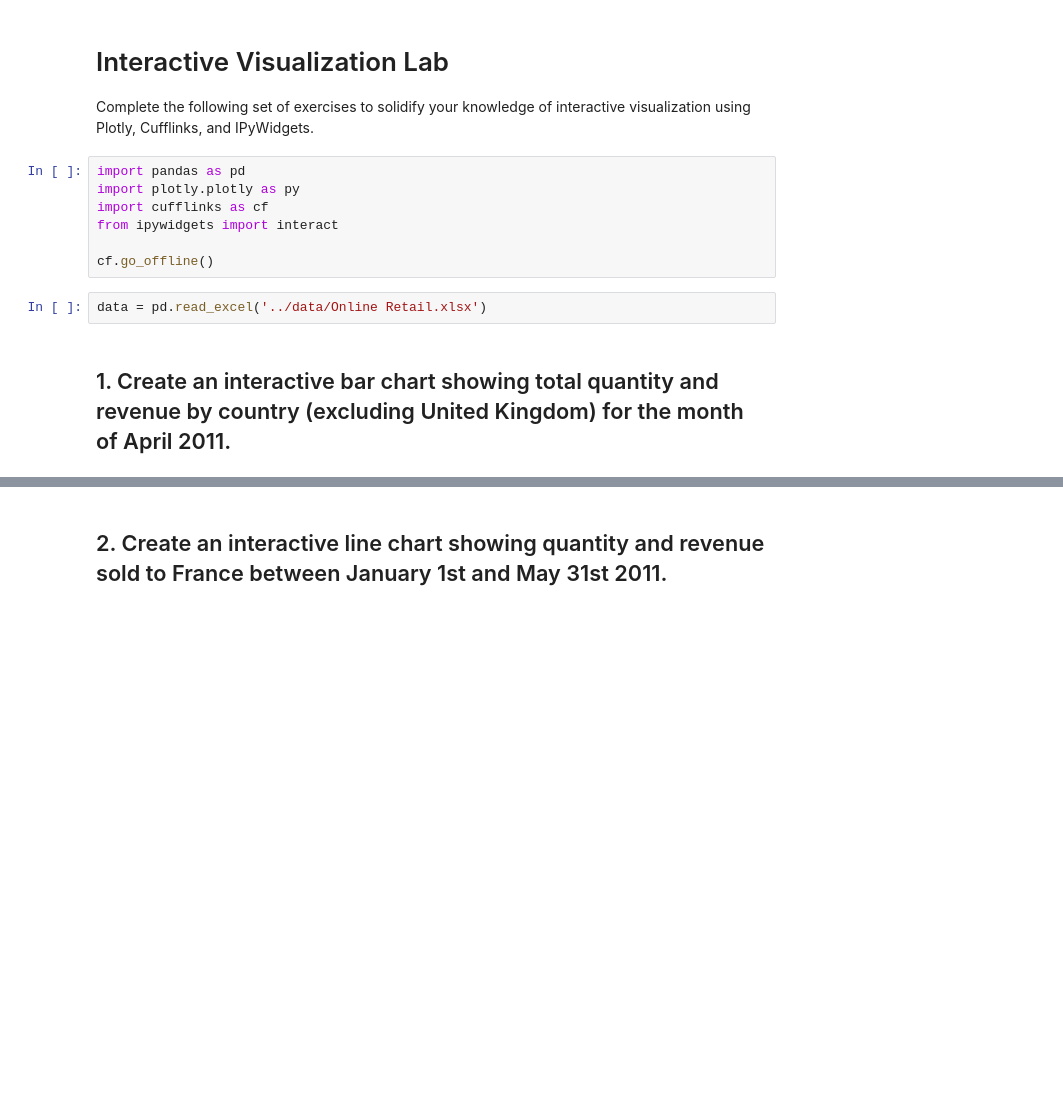
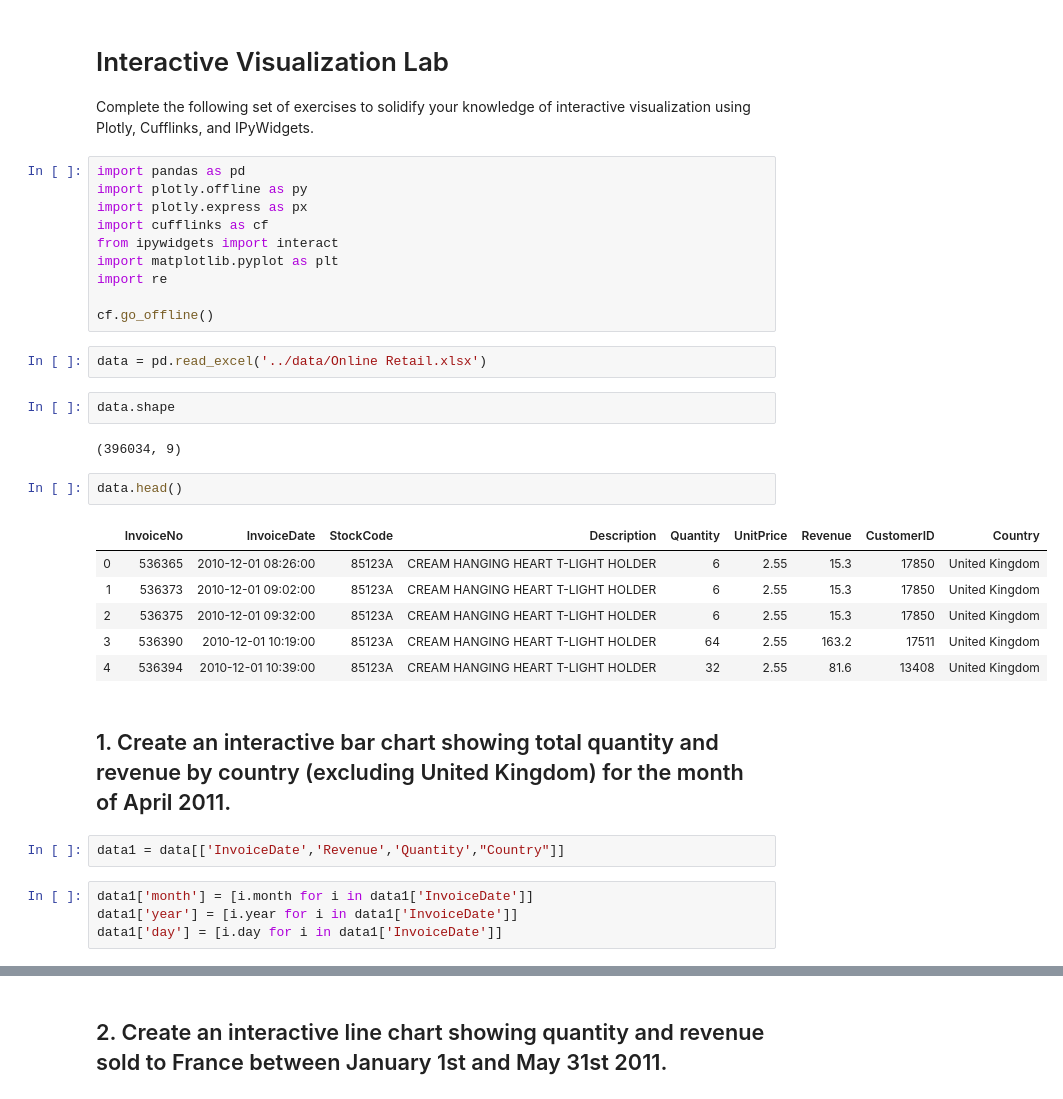
Before and after one commit to ta-datapt-bcn/lab-interactive-visualization, a Jupyter notebook: your-code/main.ipynb, the cells around one changed output, grey strips where cells are left out. Drawn from its saved outputs; the diff is of its cells as text; blank space fills up the shorter version.

```diff
--- a/your-code/main.ipynb
+++ b/your-code/main.ipynb
@@ -7,12 +7,34 @@
 Complete the following set of exercises to solidify your knowledge of interactive visualization using Plotly, Cufflinks, and IPyWidgets.
 # %%
 import pandas as pd
-import plotly.plotly as py
+import plotly.offline as py
+import plotly.express as px
 import cufflinks as cf
 from ipywidgets import interact
+import matplotlib.pyplot as plt
+import re
 
 cf.go_offline()
 # %%
 data = pd.read_excel('../data/Online Retail.xlsx')
+# %%
+data.shape
+# %% [output]
+(396034, 9)
+# %%
+data.head()
+# %% [output]
+|  | InvoiceNo | InvoiceDate | StockCode | Description | Quantity | UnitPrice | Revenue | CustomerID | Country |
+| 0 | 536365 | 2010-12-01 08:26:00 | 85123A | CREAM HANGING HEART T-LIGHT HOLDER | 6 | 2.55 | 15.3 | 17850 | United Kingdom |
+| 1 | 536373 | 2010-12-01 09:02:00 | 85123A | CREAM HANGING HEART T-LIGHT HOLDER | 6 | 2.55 | 15.3 | 17850 | United Kingdom |
+| 2 | 536375 | 2010-12-01 09:32:00 | 85123A | CREAM HANGING HEART T-LIGHT HOLDER | 6 | 2.55 | 15.3 | 17850 | United Kingdom |
+| 3 | 536390 | 2010-12-01 10:19:00 | 85123A | CREAM HANGING HEART T-LIGHT HOLDER | 64 | 2.55 | 163.2 | 17511 | United Kingdom |
+| 4 | 536394 | 2010-12-01 10:39:00 | 85123A | CREAM HANGING HEART T-LIGHT HOLDER | 32 | 2.55 | 81.6 | 13408 | United Kingdom |
 # %% [markdown]
 ## 1. Create an interactive bar chart showing total quantity and revenue by country (excluding United Kingdom) for the month of April 2011.
+# %%
+data1 = data[['InvoiceDate','Revenue','Quantity',"Country"]]
+# %%
+data1['month'] = [i.month for i in data1['InvoiceDate']]
+data1['year'] = [i.year for i in data1['InvoiceDate']]
+data1['day'] = [i.day for i in data1['InvoiceDate']]
```
Also changed, not shown: parts of 9 cells of this notebook.
